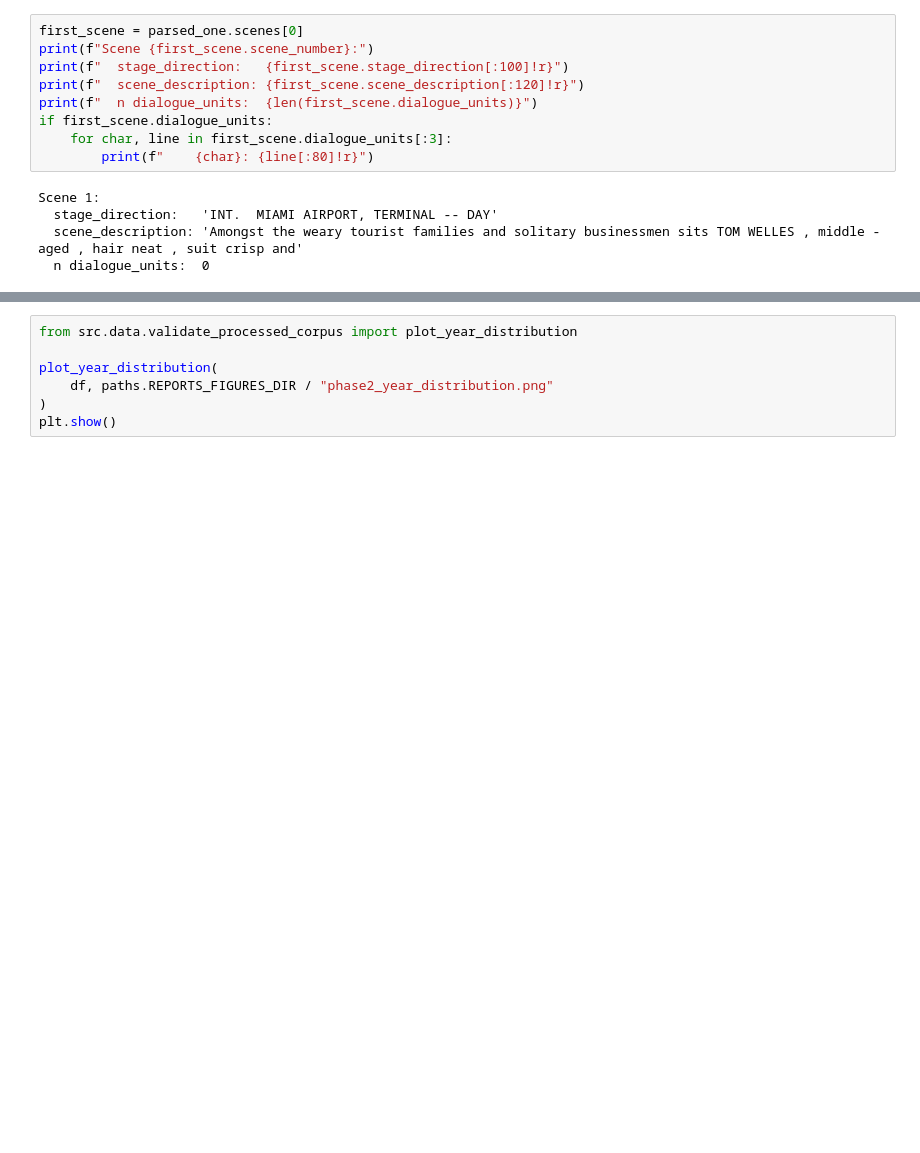
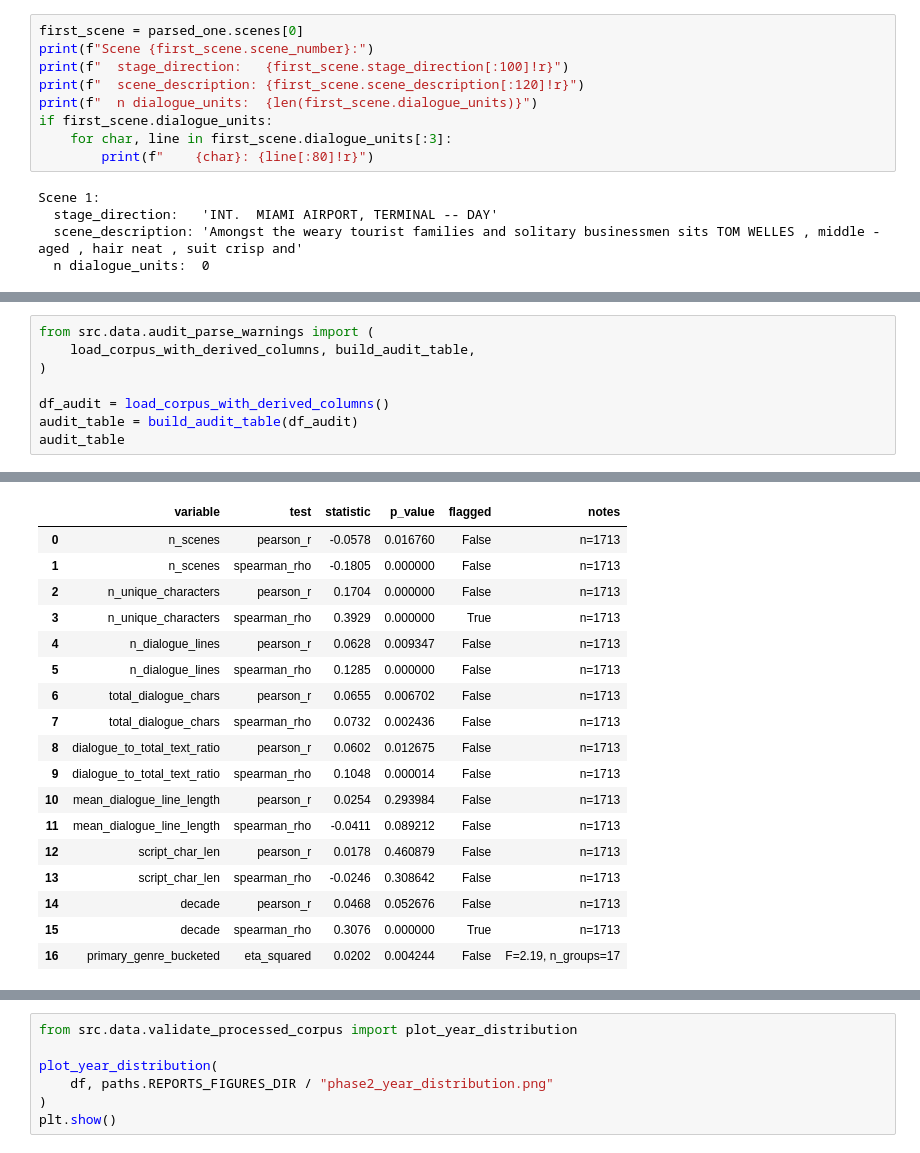
Before and after one commit to cat04MSBA/MSBA_315_Final_Project, a Jupyter notebook: notebooks/phase_2.ipynb, the cells around one changed output, grey strips where cells are left out. Saved outputs shown, nothing was run; the diff lists cells and outputs as text; blank space fills up the shorter version.

```diff
--- a/notebooks/phase_2.ipynb
+++ b/notebooks/phase_2.ipynb
@@ -717,0 +802,9 @@ Structural metric columns added:
+# %%
+from src.data.audit_parse_warnings import (
+    load_corpus_with_derived_columns, build_audit_table,
+)
+
+df_audit = load_corpus_with_derived_columns()
+audit_table = build_audit_table(df_audit)
+audit_table
+# %% [output]
@@ -717,0 +812,18 @@ Structural metric columns added:
+|  | variable | test | statistic | p_value | flagged | notes |
+| 0 | n_scenes | pearson_r | -0.0578 | 0.016760 | False | n=1713 |
+| 1 | n_scenes | spearman_rho | -0.1805 | 0.000000 | False | n=1713 |
+| 2 | n_unique_characters | pearson_r | 0.1704 | 0.000000 | False | n=1713 |
+| 3 | n_unique_characters | spearman_rho | 0.3929 | 0.000000 | True | n=1713 |
+| 4 | n_dialogue_lines | pearson_r | 0.0628 | 0.009347 | False | n=1713 |
+| 5 | n_dialogue_lines | spearman_rho | 0.1285 | 0.000000 | False | n=1713 |
+| 6 | total_dialogue_chars | pearson_r | 0.0655 | 0.006702 | False | n=1713 |
+| 7 | total_dialogue_chars | spearman_rho | 0.0732 | 0.002436 | False | n=1713 |
+| 8 | dialogue_to_total_text_ratio | pearson_r | 0.0602 | 0.012675 | False | n=1713 |
+| 9 | dialogue_to_total_text_ratio | spearman_rho | 0.1048 | 0.000014 | False | n=1713 |
+| 10 | mean_dialogue_line_length | pearson_r | 0.0254 | 0.293984 | False | n=1713 |
+| 11 | mean_dialogue_line_length | spearman_rho | -0.0411 | 0.089212 | False | n=1713 |
+| 12 | script_char_len | pearson_r | 0.0178 | 0.460879 | False | n=1713 |
+| 13 | script_char_len | spearman_rho | -0.0246 | 0.308642 | False | n=1713 |
+| 14 | decade | pearson_r | 0.0468 | 0.052676 | False | n=1713 |
+| 15 | decade | spearman_rho | 0.3076 | 0.000000 | True | n=1713 |
+| 16 | primary_genre_bucketed | eta_squared | 0.0202 | 0.004244 | False | F=2.19, n_groups=17 |
```
Also changed, not shown: parts of 64 cells of this notebook, 13 other files.
